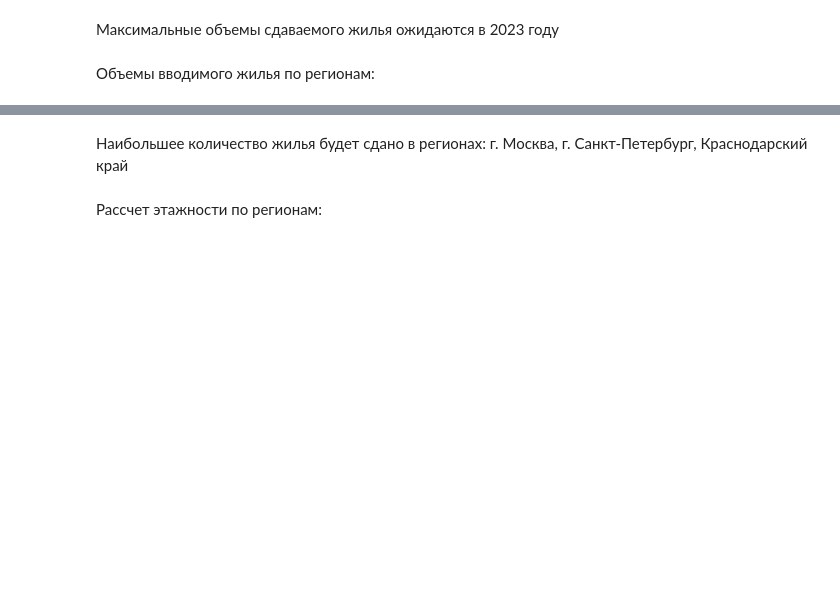
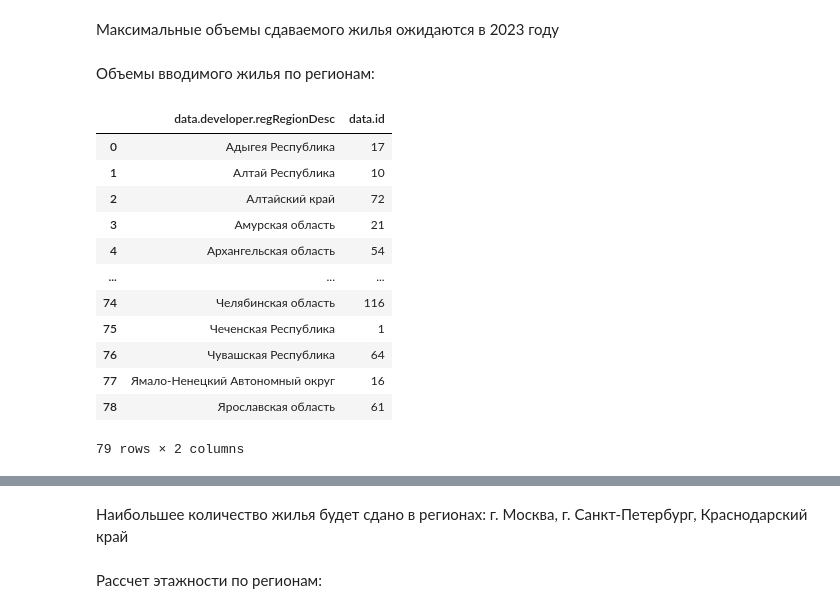
Before and after one commit to JulijaGanina/DS_project, a Jupyter notebook: Task2_dmrf .ipynb, the cells around one changed output, grey strips where cells are left out. Drawn from its saved outputs; the diff is of its cells as text; code cells hidden in the pictures; blank space fills up the shorter version.

```diff
--- a/Task2_dmrf .ipynb
+++ b/Task2_dmrf .ipynb
@@ -180,6 +182,23 @@ plt.title('Объемы вводимого жилья по годам:', size=20
 Максимальные объемы сдаваемого жилья ожидаются в 2023 году
 # %% [markdown]
 Объемы вводимого жилья по регионам:
+# %%
+count_obj_region = construction_objects2.groupby(['data.developer.regRegionDesc']).size().reset_index(name='data.id')
+count_obj_region
+# %% [output]
+|  | data.developer.regRegionDesc | data.id |
+| 0 | Адыгея Республика | 17 |
+| 1 | Алтай Республика | 10 |
+| 2 | Алтайский край | 72 |
+| 3 | Амурская область | 21 |
+| 4 | Архангельская область | 54 |
+| ... | ... | ... |
+| 74 | Челябинская область | 116 |
+| 75 | Чеченская Республика | 1 |
+| 76 | Чувашская Республика | 64 |
+| 77 | Ямало-Ненецкий Автономный округ | 16 |
+| 78 | Ярославская область | 61 |
+79 rows × 2 columns
 # %%
 sns.relplot(x='data.developer.regRegionDesc',
             y='data.id',
```
Also changed, not shown: parts of 4 cells of this notebook.
